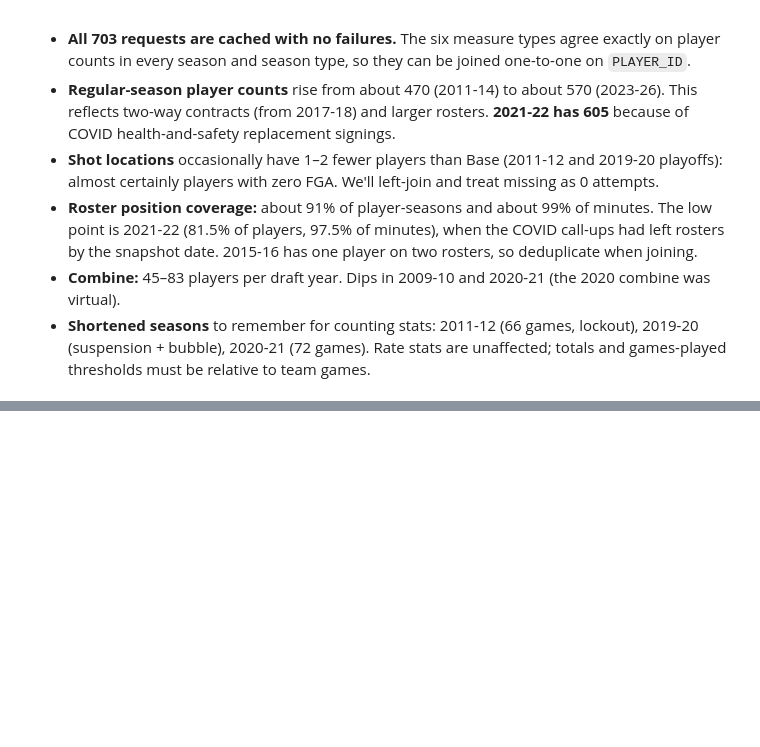
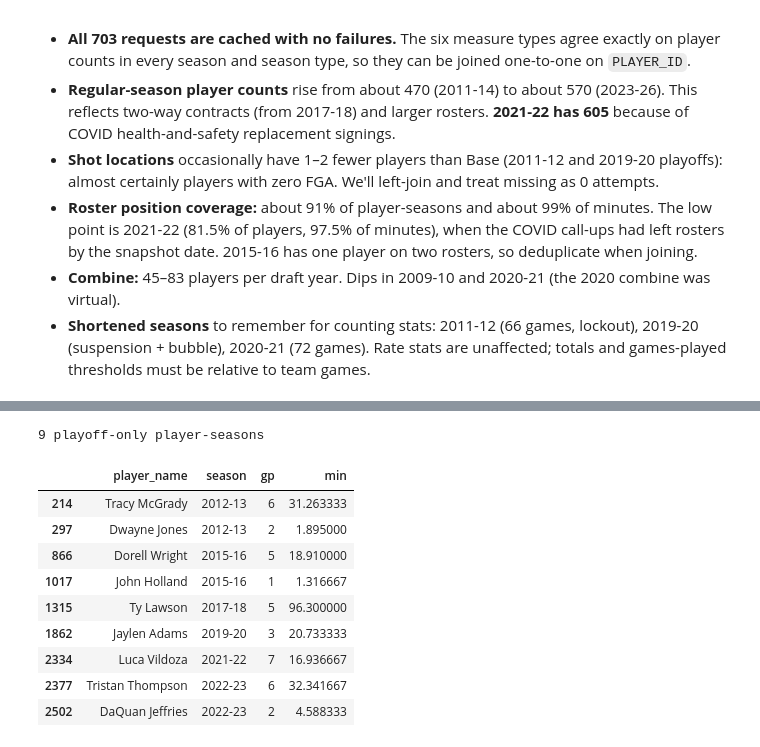
Before and after one commit to dan-j-e/unicorn-hunting, a Jupyter notebook: notebooks/02_player_seasons.ipynb, the cells around one changed output, grey strips where cells are left out. Drawn from its saved outputs; the diff is of its cells as text; code cells hidden in the pictures; blank space fills up the shorter version.

```diff
--- a/notebooks/02_player_seasons.ipynb
+++ b/notebooks/02_player_seasons.ipynb
@@ -144,0 +191,18 @@ coverage.style.format({"pct_players_with_pos": "{:.1%}", "pct_minutes_with_pos":
+# %%
+# Playoff-only seasons: players signed after the regular season ended
+# (e.g. Tracy McGrady → Spurs 2013, Dorell Wright → Heat 2016 after playing in China). Real, not a join error.
+po_only = po[~po.set_index(["player_id", "season"]).index.isin(ps.set_index(["player_id", "season"]).index)]
+print(len(po_only), "playoff-only player-seasons")
+po_only[["player_name", "season", "gp", "min"]]
+# %% [output]
+9 playoff-only player-seasons
+|  | player_name | season | gp | min |
+| 214 | Tracy McGrady | 2012-13 | 6 | 31.263333 |
+| 297 | Dwayne Jones | 2012-13 | 2 | 1.895000 |
+| 866 | Dorell Wright | 2015-16 | 5 | 18.910000 |
+| 1017 | John Holland | 2015-16 | 1 | 1.316667 |
+| 1315 | Ty Lawson | 2017-18 | 5 | 96.300000 |
+| 1862 | Jaylen Adams | 2019-20 | 3 | 20.733333 |
+| 2334 | Luca Vildoza | 2021-22 | 7 | 16.936667 |
+| 2377 | Tristan Thompson | 2022-23 | 6 | 32.341667 |
+| 2502 | DaQuan Jeffries | 2022-23 | 2 | 4.588333 |
```
Also changed, not shown: parts of 13 cells of this notebook, 3 other files.
